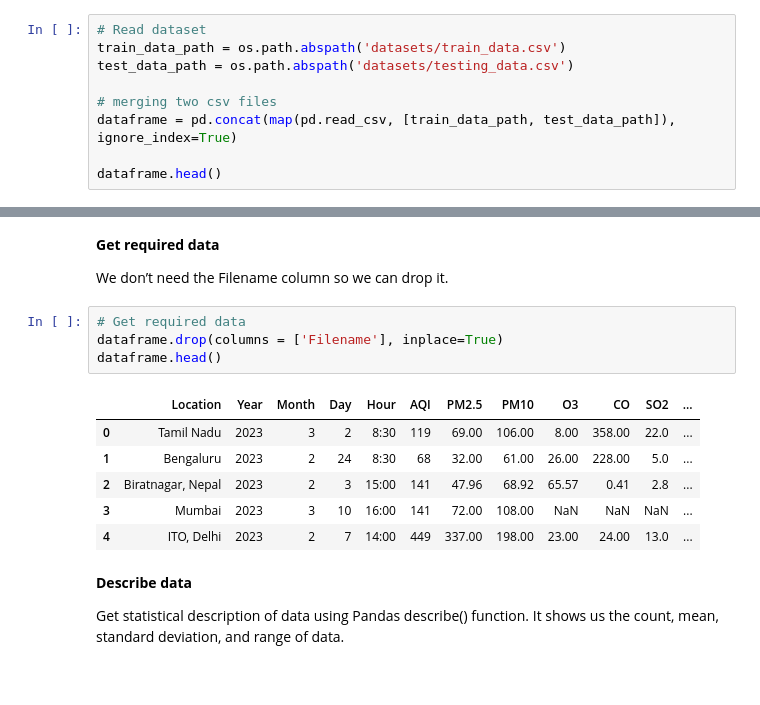
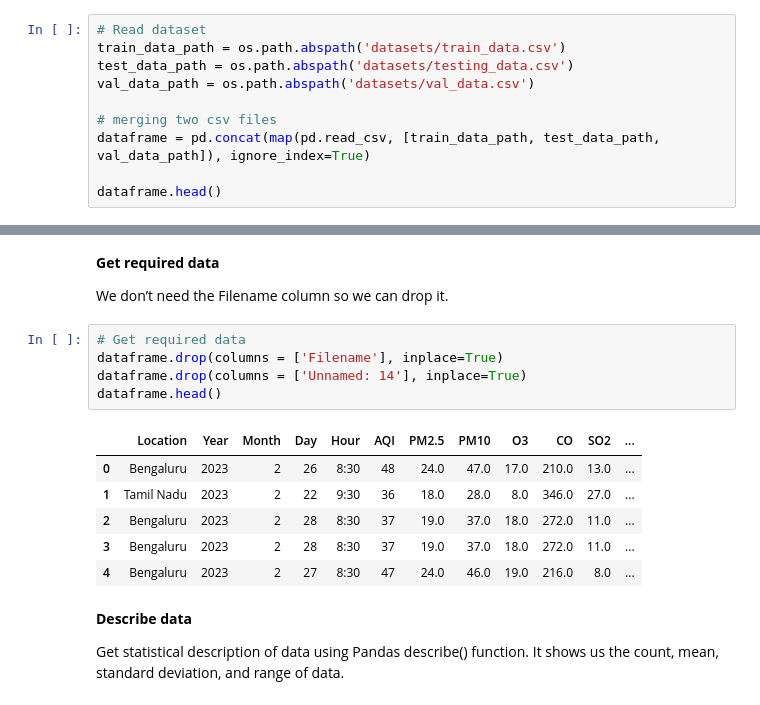
Before and after one commit to pastasha/Diploma_2024, a Jupyter notebook: classification/decisionMultiClassTreeClassifier.ipynb, the cells around one changed output, grey strips where cells are left out. Drawn from its saved outputs; the diff is of its cells as text.

```diff
--- a/classification/decisionMultiClassTreeClassifier.ipynb
+++ b/classification/decisionMultiClassTreeClassifier.ipynb
@@ -26,9 +26,10 @@ warnings.filterwarnings('ignore')
 # Read dataset
 train_data_path = os.path.abspath('datasets/train_data.csv')
 test_data_path = os.path.abspath('datasets/testing_data.csv')
+val_data_path = os.path.abspath('datasets/val_data.csv')
 
 # merging two csv files
-dataframe = pd.concat(map(pd.read_csv, [train_data_path, test_data_path]), ignore_index=True)
+dataframe = pd.concat(map(pd.read_csv, [train_data_path, test_data_path, val_data_path]), ignore_index=True)
 
 dataframe.head()
 # %% [output]
@@ -53,14 +54,15 @@ We don’t need the Filename column so we can drop it.
 # %%
 # Get required data
 dataframe.drop(columns = ['Filename'], inplace=True)
+dataframe.drop(columns = ['Unnamed: 14'], inplace=True)
 dataframe.head()
 # %% [output]
 |  | Location | Year | Month | Day | Hour | AQI | PM2.5 | PM10 | O3 | CO | SO2 | ... |
-| 0 | Tamil Nadu | 2023 | 3 | 2 | 8:30 | 119 | 69.00 | 106.00 | 8.00 | 358.00 | 22.0 | ... |
-| 1 | Bengaluru | 2023 | 2 | 24 | 8:30 | 68 | 32.00 | 61.00 | 26.00 | 228.00 | 5.0 | ... |
-| 2 | Biratnagar, Nepal | 2023 | 2 | 3 | 15:00 | 141 | 47.96 | 68.92 | 65.57 | 0.41 | 2.8 | ... |
-| 3 | Mumbai | 2023 | 3 | 10 | 16:00 | 141 | 72.00 | 108.00 | NaN | NaN | NaN | ... |
-| 4 | ITO, Delhi | 2023 | 2 | 7 | 14:00 | 449 | 337.00 | 198.00 | 23.00 | 24.00 | 13.0 | ... |
+| 0 | Bengaluru | 2023 | 2 | 26 | 8:30 | 48 | 24.0 | 47.0 | 17.0 | 210.0 | 13.0 | ... |
+| 1 | Tamil Nadu | 2023 | 2 | 22 | 9:30 | 36 | 18.0 | 28.0 | 8.0 | 346.0 | 27.0 | ... |
+| 2 | Bengaluru | 2023 | 2 | 28 | 8:30 | 37 | 19.0 | 37.0 | 18.0 | 272.0 | 11.0 | ... |
+| 3 | Bengaluru | 2023 | 2 | 28 | 8:30 | 37 | 19.0 | 37.0 | 18.0 | 272.0 | 11.0 | ... |
+| 4 | Bengaluru | 2023 | 2 | 27 | 8:30 | 47 | 24.0 | 46.0 | 19.0 | 216.0 | 8.0 | ... |
 # %% [markdown]
 <b>Describe data</b>
 
```
Also changed, not shown: parts of 26 cells of this notebook, 5 other files.
